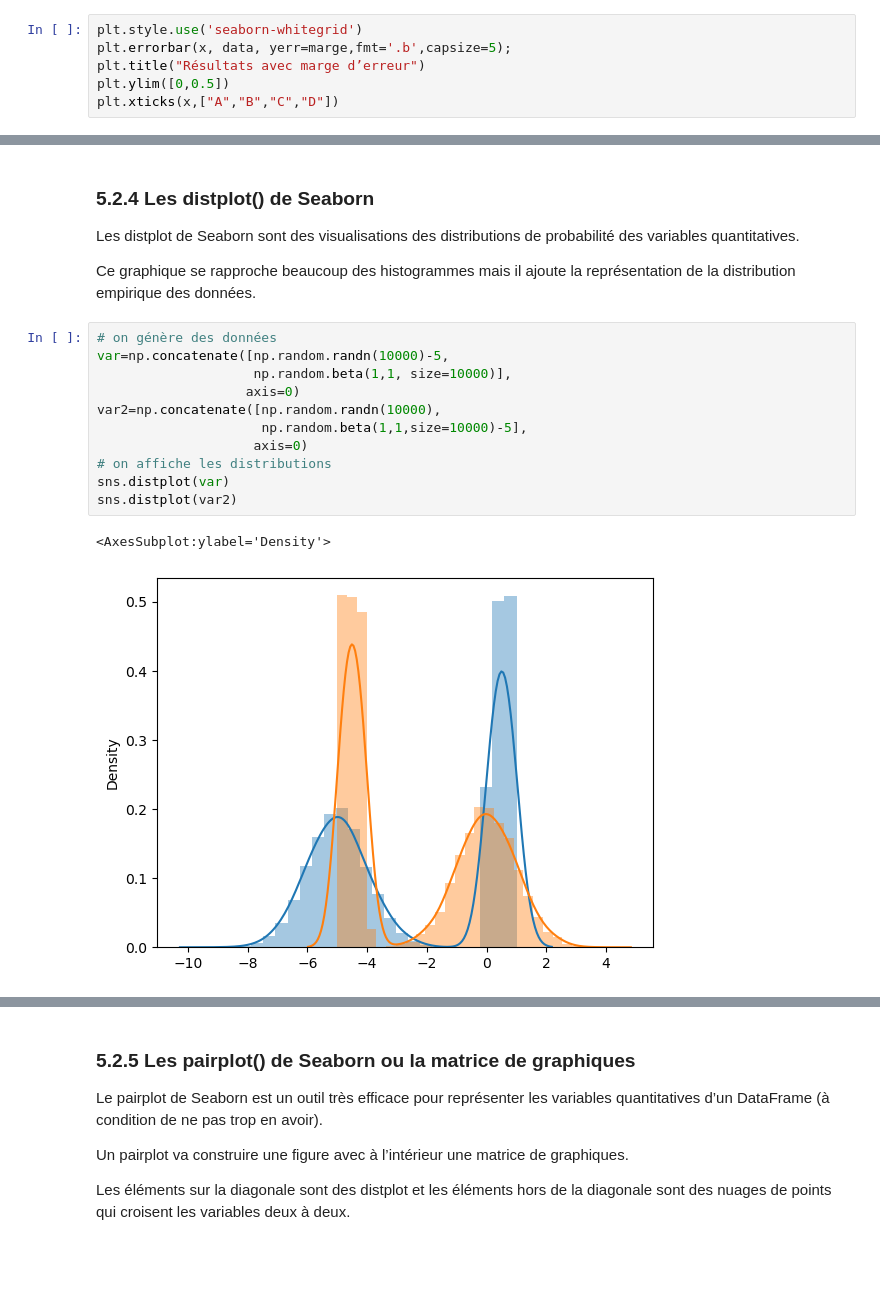
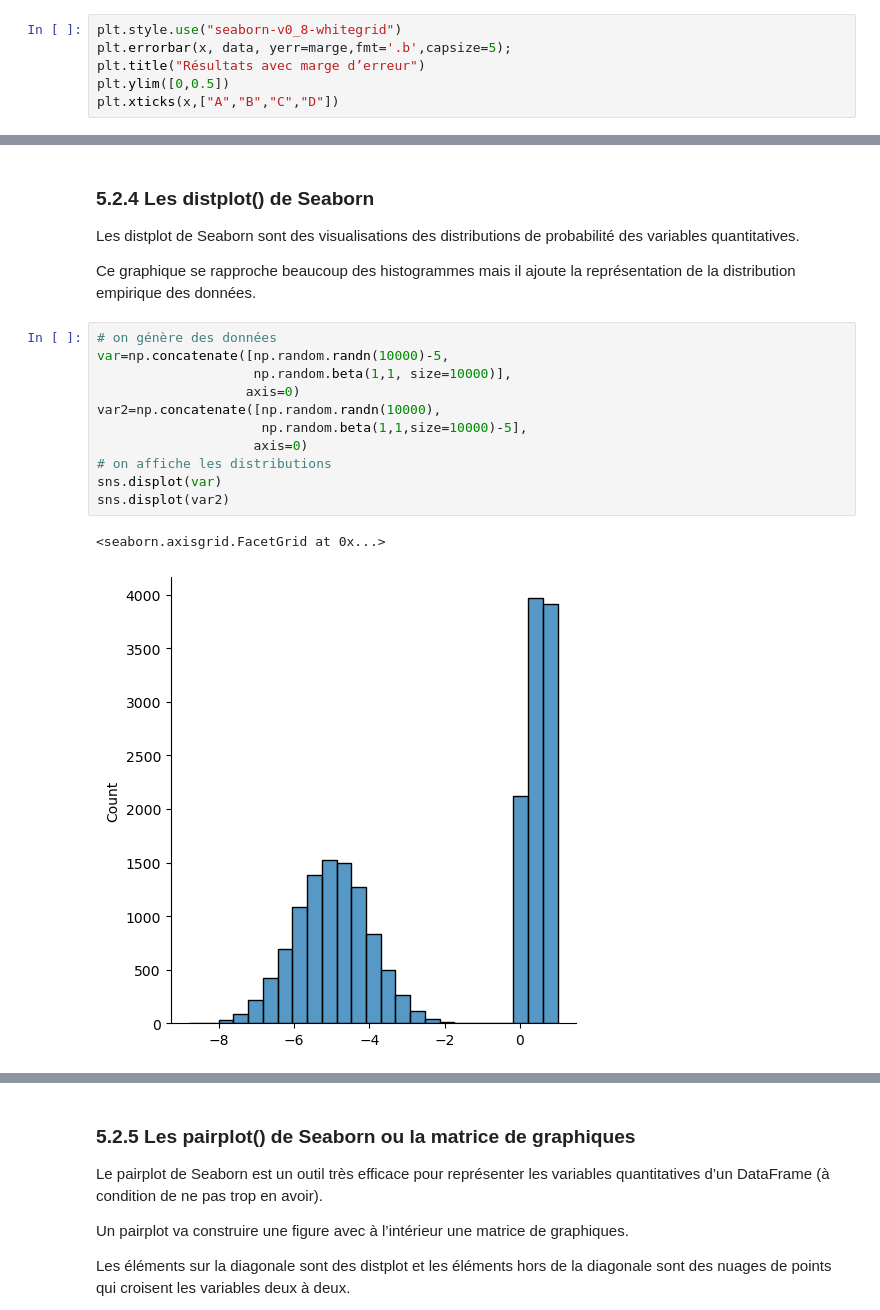
Before and after one commit to emjako/pythondatascientist, a Jupyter notebook: notebooks/05_01_Data_visualisation_matplotlib_seaborn.ipynb, the cells around one changed output, grey strips where cells are left out. Saved outputs shown, nothing was run; the diff lists cells and outputs as text; blank space fills up the shorter version.

Commit message:
Update 05_01_Data_visualisation_matplotlib_seaborn.ipynb
Run with latest version of matplotlib and seaborn

```diff
--- a/notebooks/05_01_Data_visualisation_matplotlib_seaborn.ipynb
+++ b/notebooks/05_01_Data_visualisation_matplotlib_seaborn.ipynb
@@ -374,7 +374,7 @@ On peut modifier l’aspect des barres d’erreurs en utilisant par exemple *plt
 
 On ajoute aussi les bornes des barres.
 # %%
-plt.style.use('seaborn-whitegrid')
+plt.style.use("seaborn-v0_8-whitegrid")
 plt.errorbar(x, data, yerr=marge,fmt='.b',capsize=5);
 plt.title("Résultats avec marge d’erreur")
 plt.ylim([0,0.5])
@@ -702,14 +706,14 @@ Ce graphique se rapproche beaucoup des histogrammes mais il ajoute la représent
 # %%
 # on génère des données
 var=np.concatenate([np.random.randn(10000)-5,
                     np.random.beta(1,1, size=10000)],
                    axis=0)
 var2=np.concatenate([np.random.randn(10000),
                      np.random.beta(1,1,size=10000)-5],
                     axis=0)
 # on affiche les distributions
-sns.distplot(var)
-sns.distplot(var2)
+sns.displot(var)
+sns.displot(var2)
 # %% [output]
-<AxesSubplot:ylabel='Density'>
+<seaborn.axisgrid.FacetGrid at 0x...>
-[figure, old version]
+[figure, new version]
```
Also changed, not shown: parts of 22 cells of this notebook.
